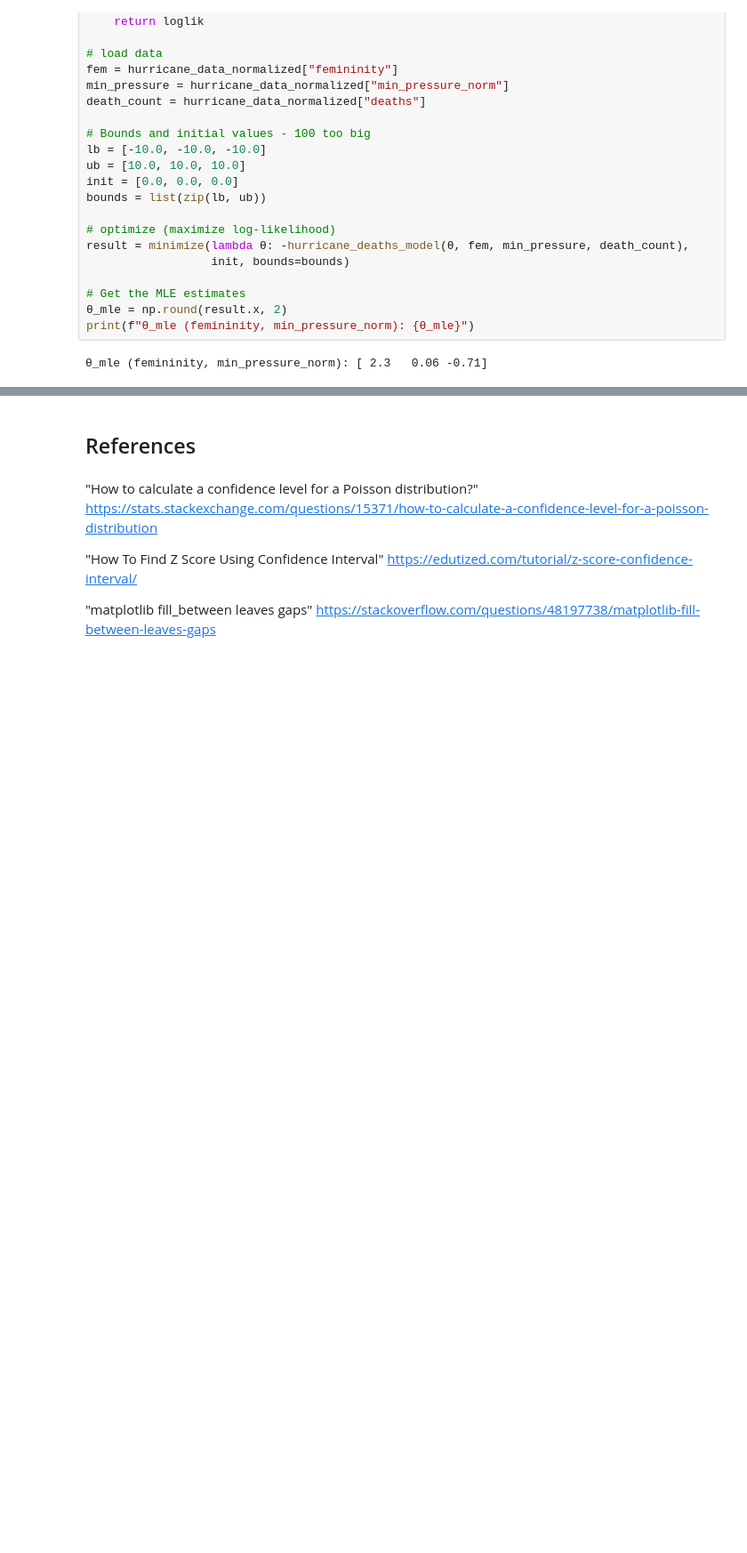
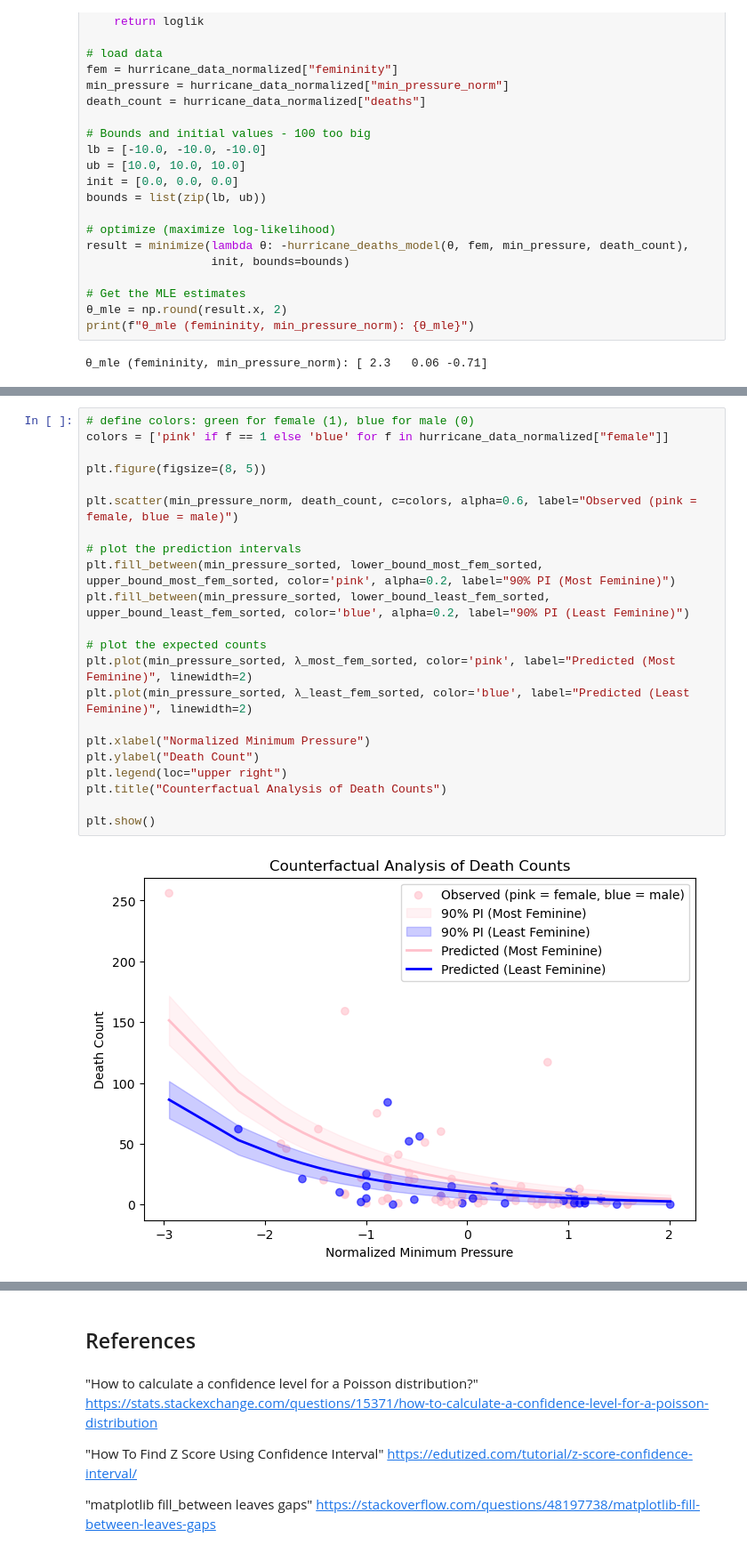
Before and after one commit to BEE4850-SP25/hw02-christinemswanson, a Jupyter notebook: hw02.ipynb, the cells around one changed output, grey strips where cells are left out. Shown: that part at 89% size. Saved outputs shown, nothing was run; the diff lists cells and outputs as text; blank space fills up the shorter version.

```diff
--- a/hw02.ipynb
+++ b/hw02.ipynb
@@ -801,0 +842,24 @@ plt.show()
+# %%
+# define colors: green for female (1), blue for male (0)
+colors = ['pink' if f == 1 else 'blue' for f in hurricane_data_normalized["female"]]
+
+plt.figure(figsize=(8, 5))
+
+plt.scatter(min_pressure_norm, death_count, c=colors, alpha=0.6, label="Observed (pink = female, blue = male)")
+
+# plot the prediction intervals
+plt.fill_between(min_pressure_sorted, lower_bound_most_fem_sorted, upper_bound_most_fem_sorted, color='pink', alpha=0.2, label="90% PI (Most Feminine)")
+plt.fill_between(min_pressure_sorted, lower_bound_least_fem_sorted, upper_bound_least_fem_sorted, color='blue', alpha=0.2, label="90% PI (Least Feminine)")
+
+# plot the expected counts
+plt.plot(min_pressure_sorted, λ_most_fem_sorted, color='pink', label="Predicted (Most Feminine)", linewidth=2)
+plt.plot(min_pressure_sorted, λ_least_fem_sorted, color='blue', label="Predicted (Least Feminine)", linewidth=2)
+
+plt.xlabel("Normalized Minimum Pressure")
+plt.ylabel("Death Count")
+plt.legend(loc="upper right")
+plt.title("Counterfactual Analysis of Death Counts")
+
+plt.show()
+# %% [output]
+[figure, added]
```
Also changed, not shown: parts of 5 cells of this notebook.
